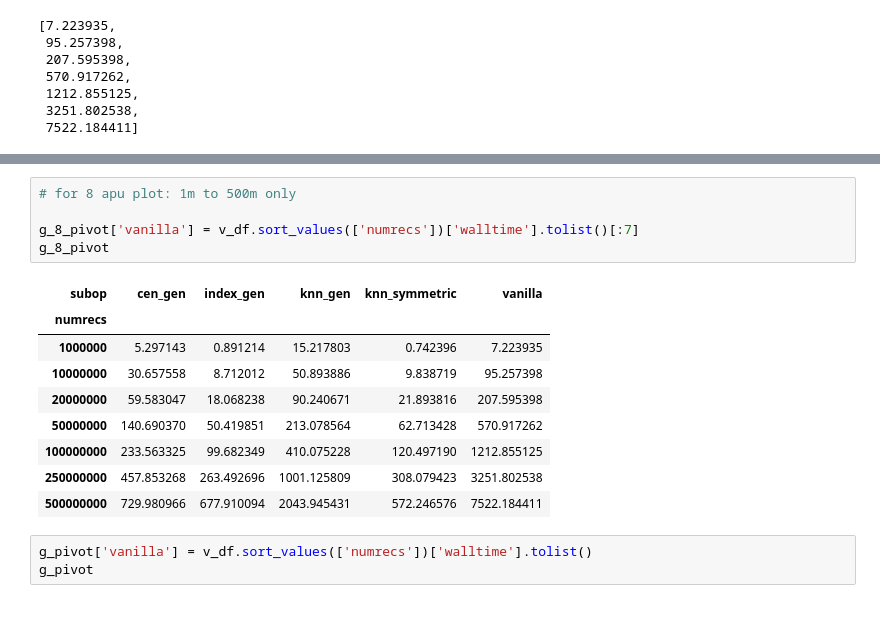
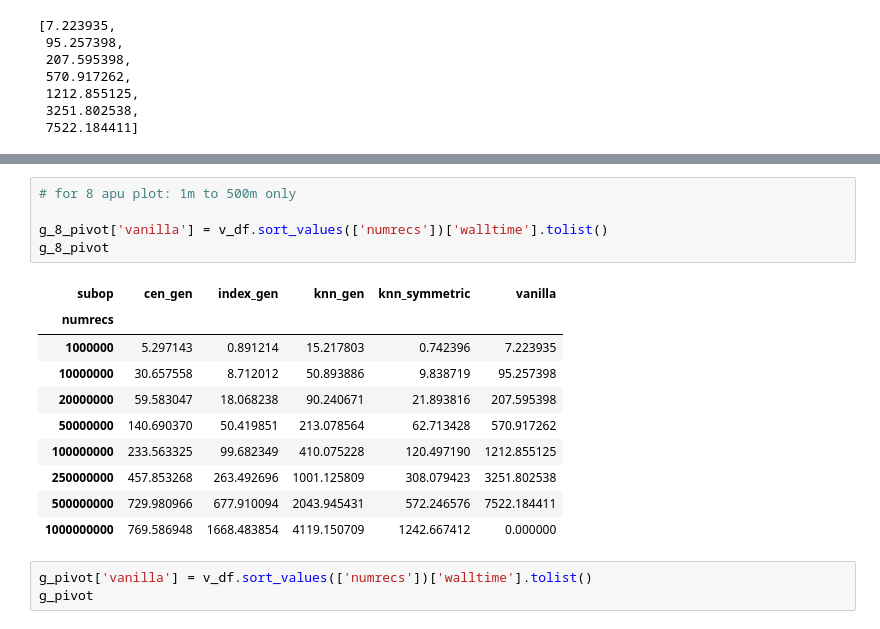
Before and after one commit to iamsabhoho/hnswlib, a Jupyter notebook: gsi/analyze.ipynb, the cells around one changed output, grey strips where cells are left out. Saved outputs shown, nothing was run; the diff lists cells and outputs as text.

```diff
--- a/gsi/analyze.ipynb
+++ b/gsi/analyze.ipynb
@@ -929,18 +933,19 @@ g_8_pivot
 # %%
 # for 8 apu plot: 1m to 500m only
 
-g_8_pivot['vanilla'] = v_df.sort_values(['numrecs'])['walltime'].tolist()[:7]
+g_8_pivot['vanilla'] = v_df.sort_values(['numrecs'])['walltime'].tolist()
 g_8_pivot
 # %% [output]
 | subop | cen_gen | index_gen | knn_gen | knn_symmetric | vanilla |
 | numrecs |  |  |  |  |  |
 | 1000000 | 5.297143 | 0.891214 | 15.217803 | 0.742396 | 7.223935 |
 | 10000000 | 30.657558 | 8.712012 | 50.893886 | 9.838719 | 95.257398 |
 | 20000000 | 59.583047 | 18.068238 | 90.240671 | 21.893816 | 207.595398 |
 | 50000000 | 140.690370 | 50.419851 | 213.078564 | 62.713428 | 570.917262 |
 | 100000000 | 233.563325 | 99.682349 | 410.075228 | 120.497190 | 1212.855125 |
 | 250000000 | 457.853268 | 263.492696 | 1001.125809 | 308.079423 | 3251.802538 |
 | 500000000 | 729.980966 | 677.910094 | 2043.945431 | 572.246576 | 7522.184411 |
+| 1000000000 | 769.586948 | 1668.483854 | 4119.150709 | 1242.667412 | 0.000000 |
 # %%
 g_pivot['vanilla'] = v_df.sort_values(['numrecs'])['walltime'].tolist()
 g_pivot
```
Also changed, not shown: parts of 9 cells of this notebook, 1 other file.
